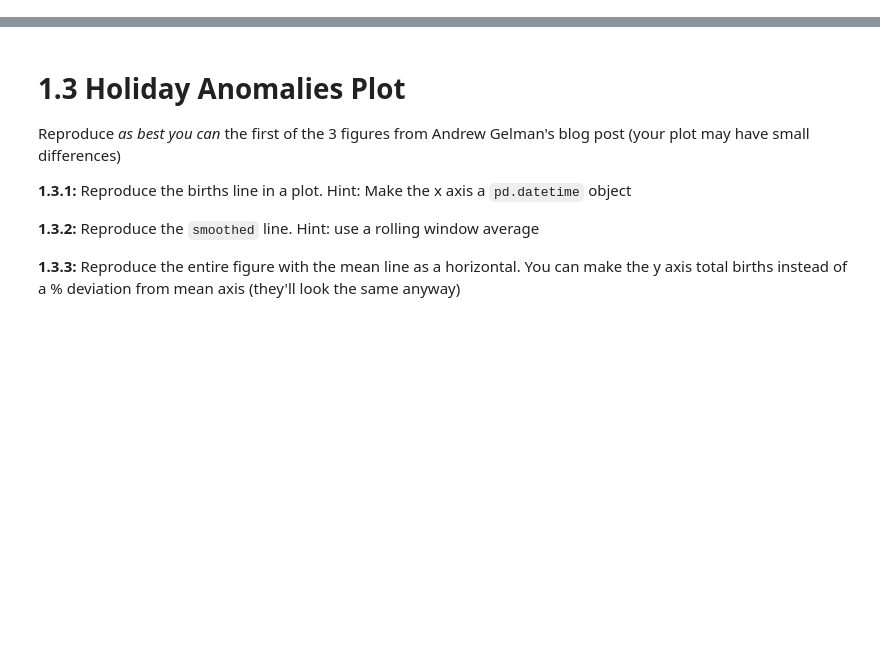
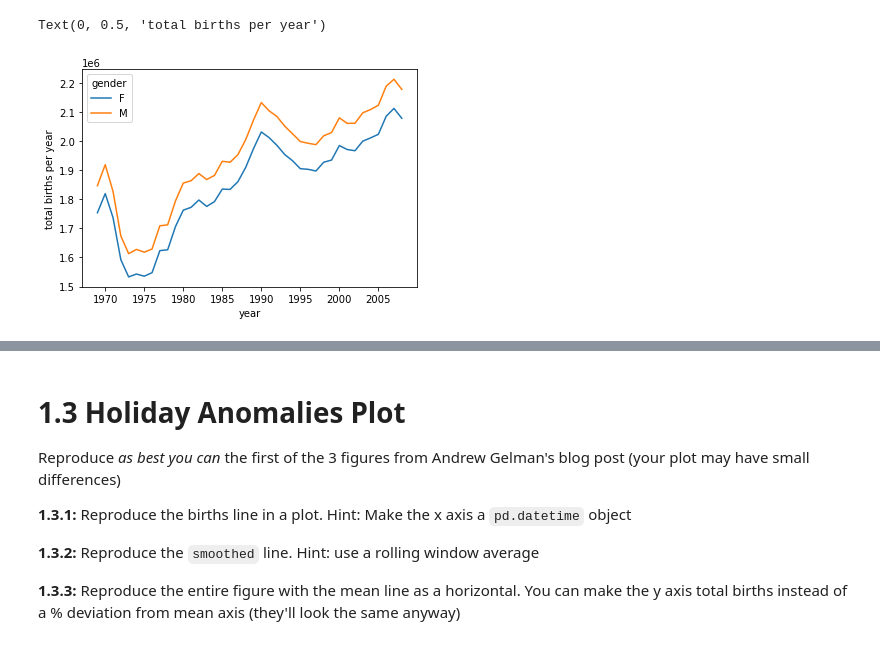
Before and after one commit to cb-ds-1/m2-3-exploration, a Jupyter notebook: workshop.ipynb, the cells around one changed output, grey strips where cells are left out. Cells and saved outputs as stored; diff of their text form; code cells hidden in the pictures; blank space fills up the shorter version.

```diff
--- a/workshop.ipynb
+++ b/workshop.ipynb
@@ -8,6 +14,15 @@ Reproduce the following plot of births by gender over time given the data:
 ![](births_gender.png)
 
 Note the `1e6` on the y axis for scale
+# %%
+df = pd.read_csv('data/births.csv')
+df[df.gender == 'F'].groupby(by='year').sum()['births'].plot(label='F')
+df[df.gender == 'M'].groupby(by='year').sum()['births'].plot(label='M')
+plt.legend(title='gender')
+plt.ylabel('total births per year')
+# %% [output]
+Text(0, 0.5, 'total births per year')
+[figure, added]
 # %% [markdown]
 # 1.2 Births anomalies
 
```
Also changed, not shown: parts of 7 cells of this notebook, 2 other files.
